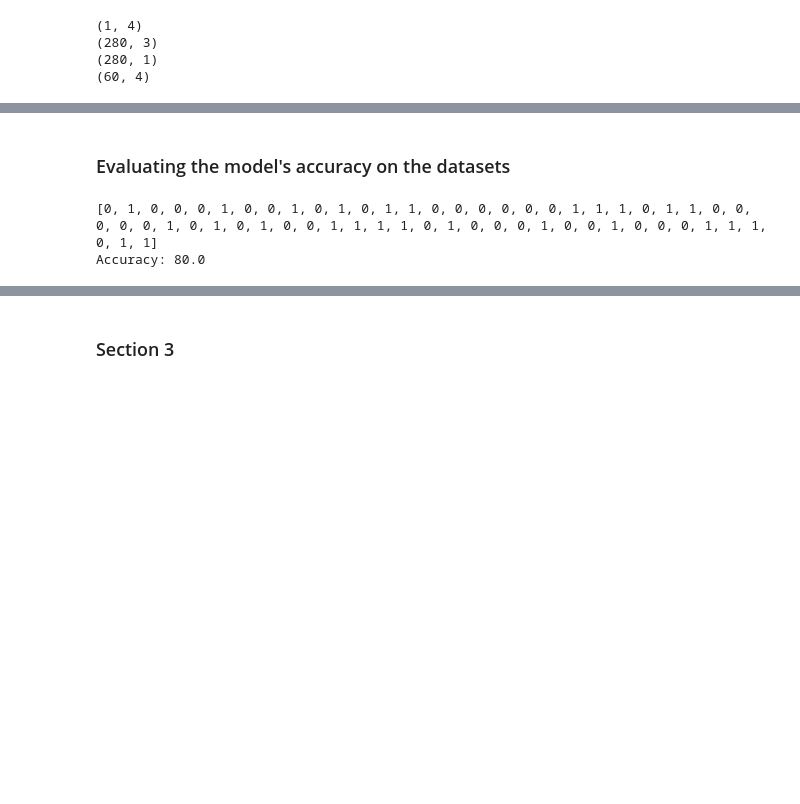
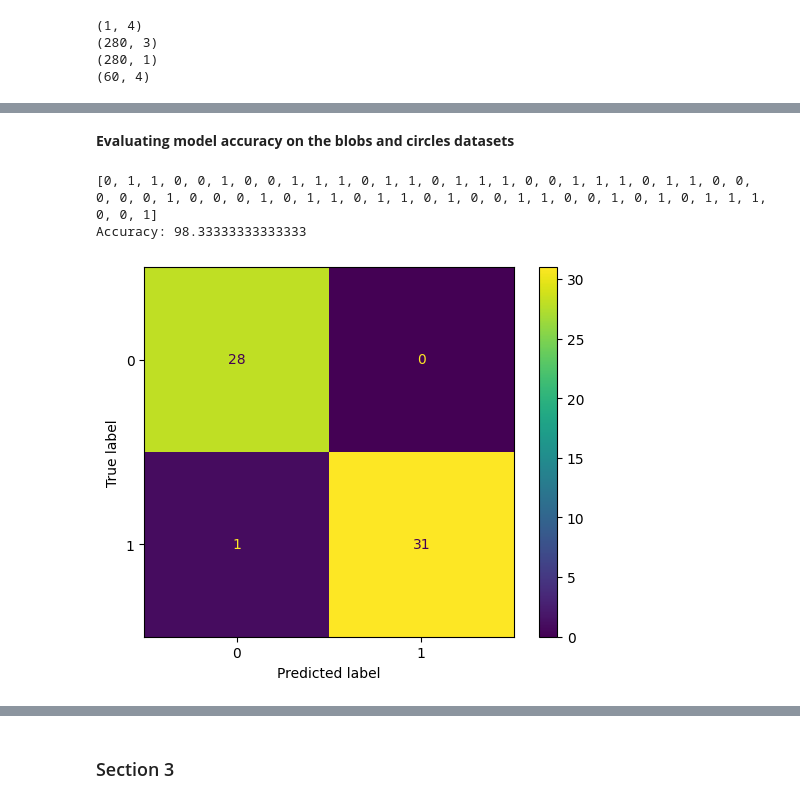
Before and after one commit to STRMNGnwo/CT5133-DeepLearning, a Jupyter notebook: DeepLearningAssignment_1.ipynb, the cells around one changed output, grey strips where cells are left out. Saved outputs shown, nothing was run; the diff lists cells and outputs as text; code cells hidden in the pictures; blank space fills up the shorter version.

```diff
--- a/DeepLearningAssignment_1.ipynb
+++ b/DeepLearningAssignment_1.ipynb
@@ -285,11 +355,20 @@ New weights matrix value: [[-1.2897429  -0.44795003 -1.21073958]]
 # %% [markdown]
-### Evaluating the model's accuracy on the datasets
+**Evaluating model accuracy on the blobs and circles datasets**
 # %%
+from sklearn.metrics import classification_report
+from sklearn.metrics import ConfusionMatrixDisplay
 def evaluate_model(model, data,labels):
+
+  if type(data) == np.ndarray:
+    data = pd.DataFrame(data)
+
   predictions = []
   threshold = 0.5
   for i in range(data.shape[0]):
-    predictions.append((model.forward(np.squeeze(np.array(data.iloc[[i]])))).item())
+    if type(data) == np.ndarray:
+      predictions.append((model.forward(np.squeeze(np.array(data[i])))).item())
+    else:
+      predictions.append((model.forward(np.squeeze(np.array(data.iloc[[i]])))).item())
 
   predicted_classes = [1 if probability >= threshold else 0 for probability in predictions]
 
@@ -301,9 +380,16 @@ def evaluate_model(model, data,labels):
   accuracy = matching_elements / len(predicted_classes) * 100
 
   print(f"Accuracy: {accuracy}")
+
+  classification_report(labels,predicted_classes)
+  ConfusionMatrixDisplay.from_predictions(labels,predicted_classes)
+  plt.show()
+
+  return predicted_classes
 # %%
 # Evaluating blobs model
-evaluate_model(LR_Model,val_blobs_X,val_blobs_Y)
+blobs_val_preds=evaluate_model(LR_Model,val_blobs_X,val_blobs_Y)
 # %% [output]
-[0, 1, 0, 0, 0, 1, 0, 0, 1, 0, 1, 0, 1, 1, 0, 0, 0, 0, 0, 0, 1, 1, 1, 0, 1, 1, 0, 0, 0, 0, 0, 1, 0, 1, 0, 1, 0, 0, 1, 1, 1, 1, 0, 1, 0, 0, 0, 1, 0, 0, 1, 0, 0, 0, 1, 1, 1, 0, 1, 1]
-Accuracy: 80.0
+[0, 1, 1, 0, 0, 1, 0, 0, 1, 1, 1, 0, 1, 1, 0, 1, 1, 1, 0, 0, 1, 1, 1, 0, 1, 1, 0, 0, 0, 0, 0, 1, 0, 0, 0, 1, 0, 1, 1, 0, 1, 1, 0, 1, 0, 0, 1, 1, 0, 0, 1, 0, 1, 0, 1, 1, 1, 0, 0, 1]
+Accuracy: 98.33333333333333
+[figure, added]
```
Also changed, not shown: parts of 43 cells of this notebook.
